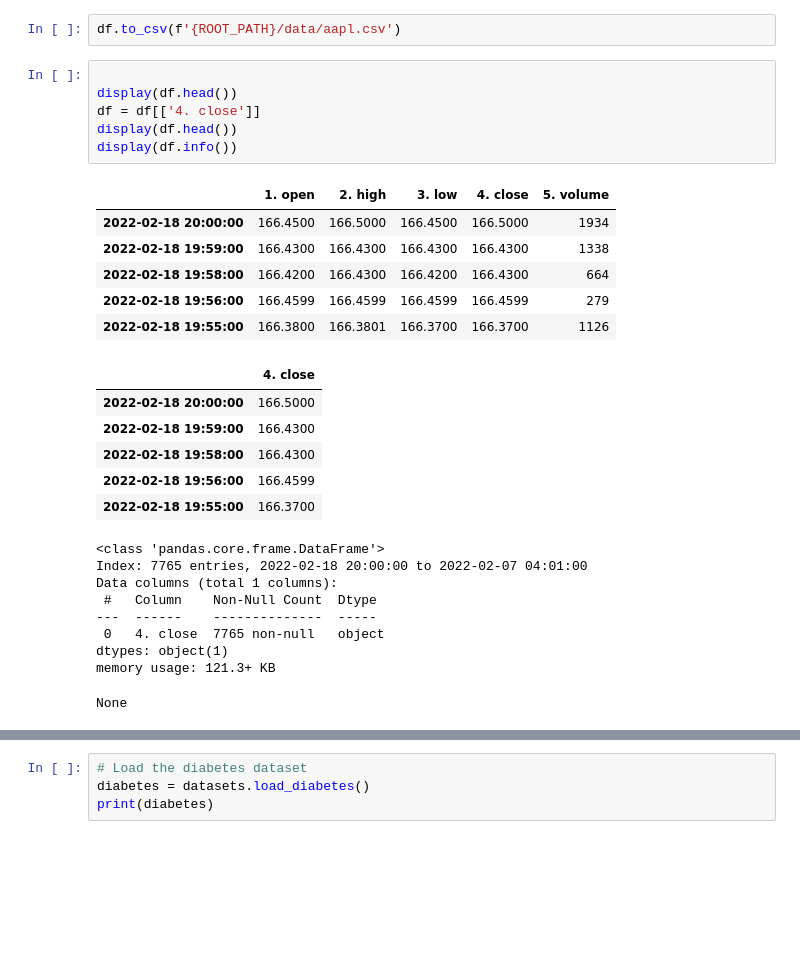
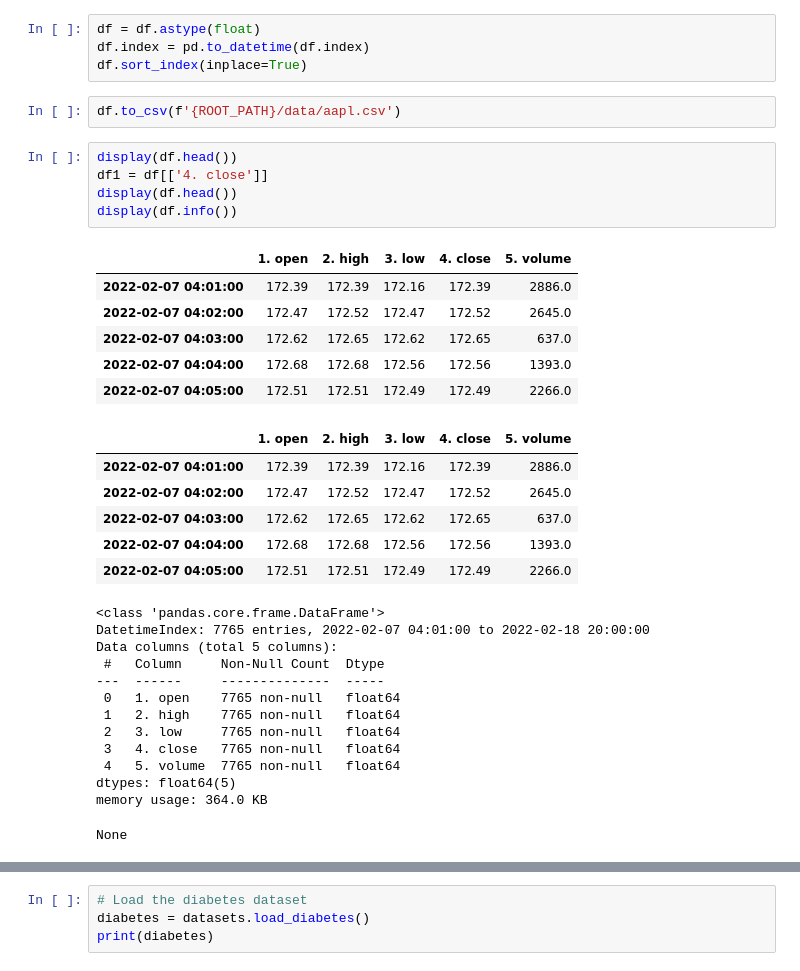
Before and after one commit to gilberto-BE/aifi-bootcamp, a Jupyter notebook: notebooks/4. Generalized Linear Models.ipynb, the cells around one changed output, grey strips where cells are left out. Saved outputs shown, nothing was run; the diff lists cells and outputs as text; blank space fills up the shorter version.

```diff
--- a/notebooks/4. Generalized Linear Models.ipynb
+++ b/notebooks/4. Generalized Linear Models.ipynb
@@ -50,30 +52,37 @@ ROOT_PATH = 'C://Users/gilbe/Documents/aifi-bootcamp'
+# %%
+df = df.astype(float)
+df.index = pd.to_datetime(df.index)
+df.sort_index(inplace=True)
 # %%
 df.to_csv(f'{ROOT_PATH}/data/aapl.csv')
 # %%
-
 display(df.head())
-df = df[['4. close']]
+df1 = df[['4. close']]
 display(df.head())
 display(df.info())
 # %% [output]
 |  | 1. open | 2. high | 3. low | 4. close | 5. volume |
-| 2022-02-18 20:00:00 | 166.4500 | 166.5000 | 166.4500 | 166.5000 | 1934 |
-| 2022-02-18 19:59:00 | 166.4300 | 166.4300 | 166.4300 | 166.4300 | 1338 |
-| 2022-02-18 19:58:00 | 166.4200 | 166.4300 | 166.4200 | 166.4300 | 664 |
-| 2022-02-18 19:56:00 | 166.4599 | 166.4599 | 166.4599 | 166.4599 | 279 |
-| 2022-02-18 19:55:00 | 166.3800 | 166.3801 | 166.3700 | 166.3700 | 1126 |
+| 2022-02-07 04:01:00 | 172.39 | 172.39 | 172.16 | 172.39 | 2886.0 |
+| 2022-02-07 04:02:00 | 172.47 | 172.52 | 172.47 | 172.52 | 2645.0 |
+| 2022-02-07 04:03:00 | 172.62 | 172.65 | 172.62 | 172.65 | 637.0 |
+| 2022-02-07 04:04:00 | 172.68 | 172.68 | 172.56 | 172.56 | 1393.0 |
+| 2022-02-07 04:05:00 | 172.51 | 172.51 | 172.49 | 172.49 | 2266.0 |
-|  | 4. close |
-| 2022-02-18 20:00:00 | 166.5000 |
-| 2022-02-18 19:59:00 | 166.4300 |
-| 2022-02-18 19:58:00 | 166.4300 |
-| 2022-02-18 19:56:00 | 166.4599 |
-| 2022-02-18 19:55:00 | 166.3700 |
+|  | 1. open | 2. high | 3. low | 4. close | 5. volume |
+| 2022-02-07 04:01:00 | 172.39 | 172.39 | 172.16 | 172.39 | 2886.0 |
+| 2022-02-07 04:02:00 | 172.47 | 172.52 | 172.47 | 172.52 | 2645.0 |
+| 2022-02-07 04:03:00 | 172.62 | 172.65 | 172.62 | 172.65 | 637.0 |
+| 2022-02-07 04:04:00 | 172.68 | 172.68 | 172.56 | 172.56 | 1393.0 |
+| 2022-02-07 04:05:00 | 172.51 | 172.51 | 172.49 | 172.49 | 2266.0 |
 <class 'pandas.core.frame.DataFrame'>
-Index: 7765 entries, 2022-02-18 20:00:00 to 2022-02-07 04:01:00
-Data columns (total 1 columns):
- #   Column    Non-Null Count  Dtype
----  ------    --------------  -----
- 0   4. close  7765 non-null   object
-dtypes: object(1)
-memory usage: 121.3+ KB
+DatetimeIndex: 7765 entries, 2022-02-07 04:01:00 to 2022-02-18 20:00:00
+Data columns (total 5 columns):
+ #   Column     Non-Null Count  Dtype
+---  ------     --------------  -----
+ 0   1. open    7765 non-null   float64
+ 1   2. high    7765 non-null   float64
+ 2   3. low     7765 non-null   float64
+ 3   4. close   7765 non-null   float64
+ 4   5. volume  7765 non-null   float64
+dtypes: float64(5)
+memory usage: 364.0 KB
 None
```
Also changed, not shown: parts of 2 cells of this notebook, 1 other file.
